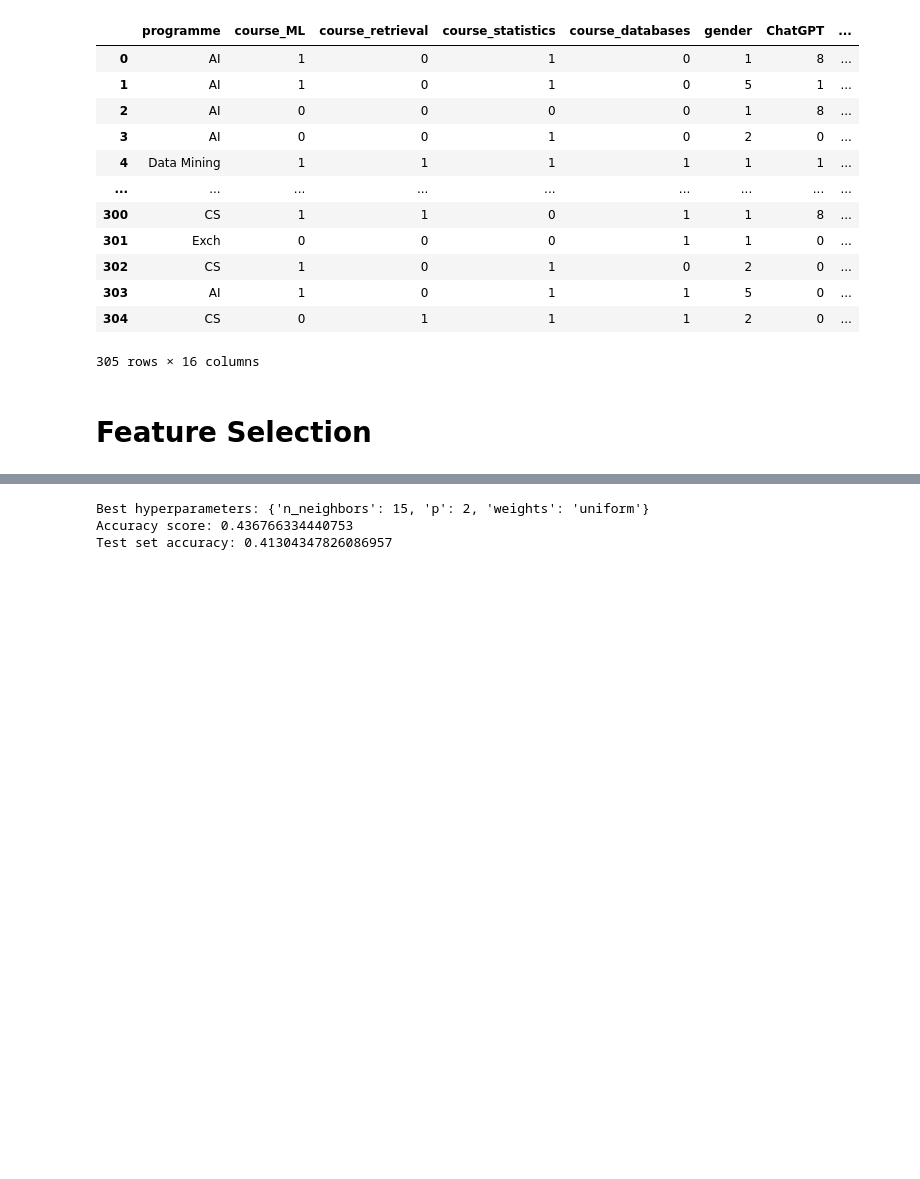
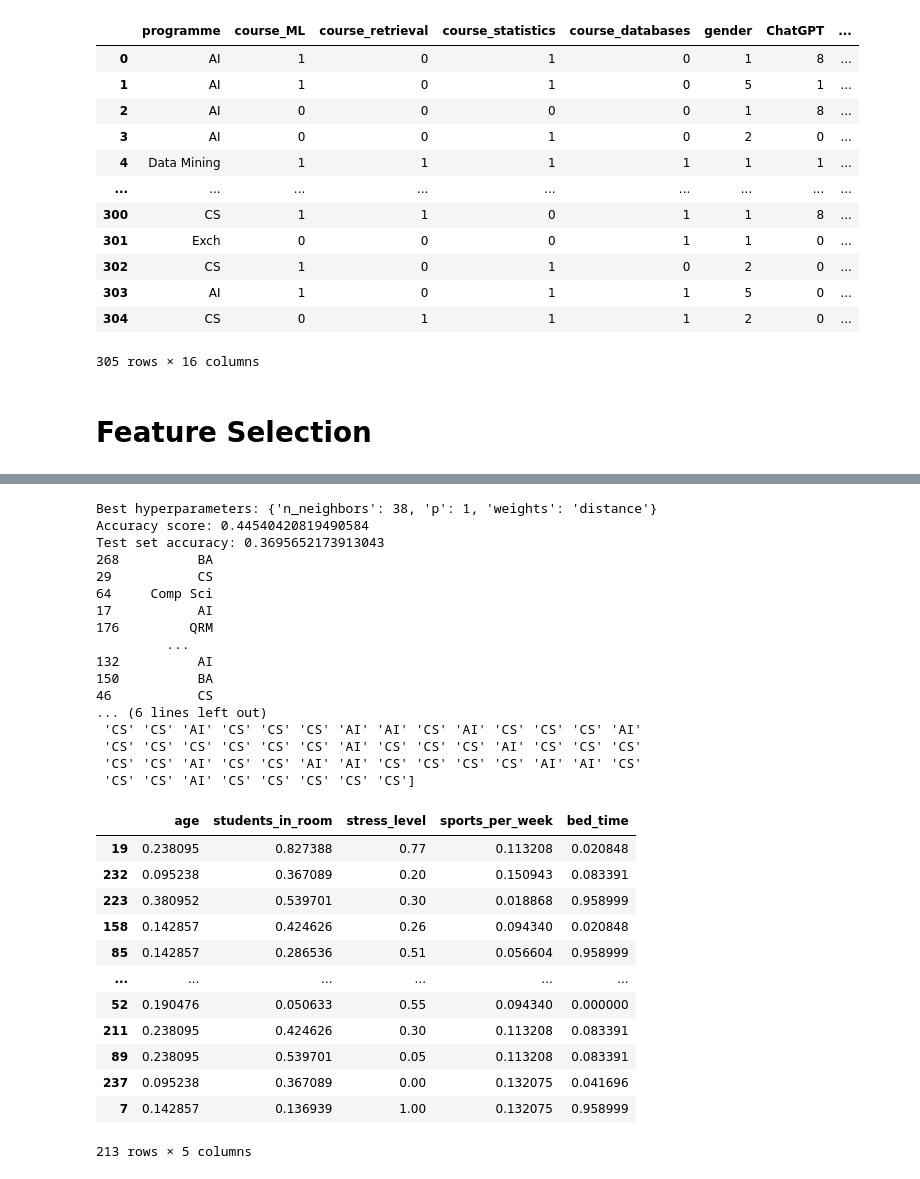
Before and after one commit to Mohammed-majeed/DMT_VU, a Jupyter notebook: DMT_Assignment_1 Task 1C.ipynb, the cells around one changed output, grey strips where cells are left out. Cells and saved outputs as stored; diff of their text form; code cells hidden in the pictures; blank space fills up the shorter version.

```diff
--- a/DMT_Assignment_1 Task 1C.ipynb
+++ b/DMT_Assignment_1 Task 1C.ipynb
@@ -188,30 +318,67 @@ None
 # %%
 from sklearn.neighbors import KNeighborsClassifier
 from sklearn.metrics import accuracy_score
+
+label = df["programme"]
+features = df.loc[:, df.columns != "programme"]
+features = features.drop(["course_ML", "course_statistics", "course_databases", "course_retrieval", "gender", "good_day_(1)", "good_day_(2)", "ChatGPT", "prev_answer_stand", "random_number"], axis=1)
+x_train, x_test, y_train, y_test = train_test_split(features, label, test_size=0.3)
+
 
 # Create KNN model
 knn = KNeighborsClassifier()
 
 # Define the hyperparameters to be tuned
 param_grid = {
-    'n_neighbors': range(1, 20),
+    'n_neighbors': range(1, 40),
     'weights': ['uniform', 'distance'],
     'p': [1, 2]
 }
 
 # Perform a grid search to find the best hyperparameters
 grid_search = GridSearchCV(knn, param_grid=param_grid, cv=5)
 grid_search.fit(x_train, y_train)
 
 # Print the best hyperparameters and their corresponding accuracy score
 print("Best hyperparameters:", grid_search.best_params_)
 print("Accuracy score:", grid_search.best_score_)
 
 # Evaluate the performance on the test set using the best hyperparameters
 y_pred = grid_search.predict(x_test)
 accuracy = accuracy_score(y_test, y_pred)
 print("Test set accuracy:", accuracy)
+print(y_test)
+print(y_pred)
+
+x_train
 # %% [output]
-Best hyperparameters: {'n_neighbors': 15, 'p': 2, 'weights': 'uniform'}
-Accuracy score: 0.436766334440753
-Test set accuracy: 0.41304347826086957
+Best hyperparameters: {'n_neighbors': 38, 'p': 1, 'weights': 'distance'}
+Accuracy score: 0.44540420819490584
+Test set accuracy: 0.3695652173913043
+268          BA
+29           CS
+64     Comp Sci
+17           AI
+176         QRM
+         ...
+132          AI
+150          BA
+46           CS
+... (6 lines left out)
+ 'CS' 'CS' 'AI' 'CS' 'CS' 'CS' 'AI' 'AI' 'CS' 'AI' 'CS' 'CS' 'CS' 'AI'
+ 'CS' 'CS' 'CS' 'CS' 'CS' 'CS' 'AI' 'CS' 'CS' 'CS' 'AI' 'CS' 'CS' 'CS'
+ 'CS' 'CS' 'AI' 'CS' 'CS' 'AI' 'AI' 'CS' 'CS' 'CS' 'CS' 'AI' 'AI' 'CS'
+ 'CS' 'CS' 'AI' 'CS' 'CS' 'CS' 'CS' 'CS']
+|  | age | students_in_room | stress_level | sports_per_week | bed_time |
+| 19 | 0.238095 | 0.827388 | 0.77 | 0.113208 | 0.020848 |
+| 232 | 0.095238 | 0.367089 | 0.20 | 0.150943 | 0.083391 |
+| 223 | 0.380952 | 0.539701 | 0.30 | 0.018868 | 0.958999 |
+| 158 | 0.142857 | 0.424626 | 0.26 | 0.094340 | 0.020848 |
+| 85 | 0.142857 | 0.286536 | 0.51 | 0.056604 | 0.958999 |
+| ... | ... | ... | ... | ... | ... |
+| 52 | 0.190476 | 0.050633 | 0.55 | 0.094340 | 0.000000 |
+| 211 | 0.238095 | 0.424626 | 0.30 | 0.113208 | 0.083391 |
+| 89 | 0.238095 | 0.539701 | 0.05 | 0.113208 | 0.083391 |
+| 237 | 0.095238 | 0.367089 | 0.00 | 0.132075 | 0.041696 |
+| 7 | 0.142857 | 0.136939 | 1.00 | 0.132075 | 0.958999 |
+213 rows × 5 columns
```
Also changed, not shown: parts of 8 cells of this notebook, 6 other files.
